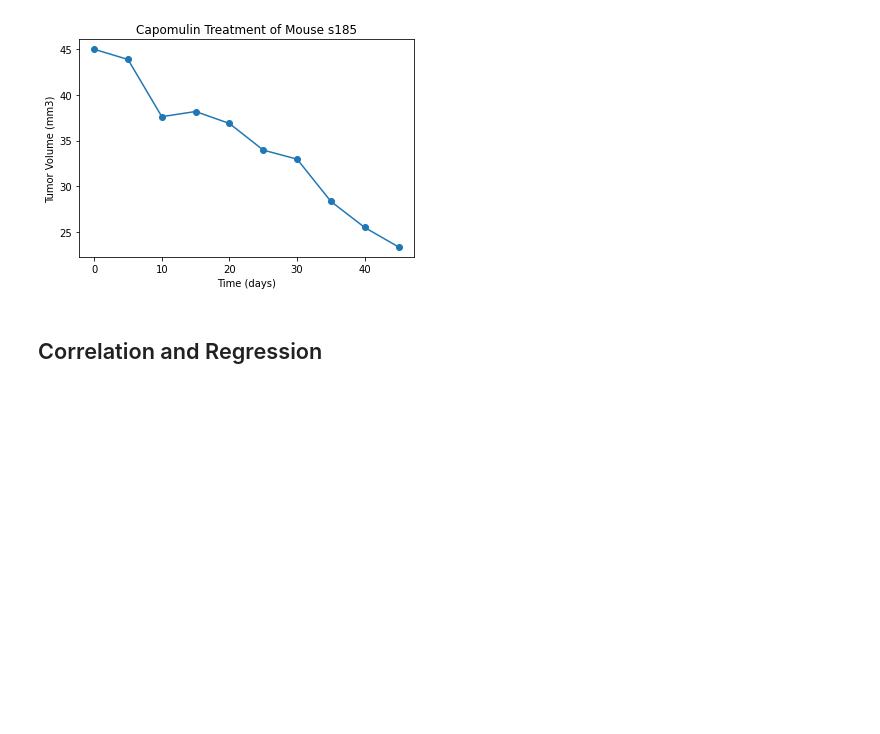
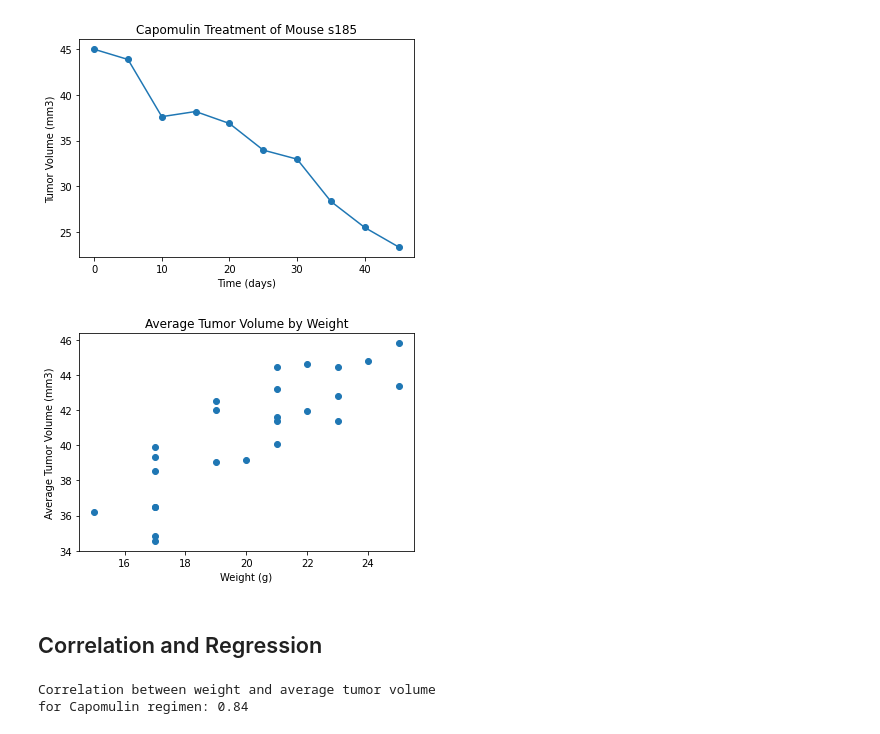
Before and after one commit to tonju27/Matplotlib-Challenge, a Jupyter notebook: Pymaceuticals/pymaceuticals_starter.ipynb, the cells around one changed output. Saved outputs shown, nothing was run; the diff lists cells and outputs as text; code cells hidden in the pictures; blank space fills up the shorter version.

```diff
--- a/Pymaceuticals/pymaceuticals_starter.ipynb
+++ b/Pymaceuticals/pymaceuticals_starter.ipynb
@@ -342,24 +342,28 @@ Text(0.5, 1.0, 'Capomulin Treatment of Mouse s185')
 # %%
 # Generate a scatter plot of average tumor volume vs. mouse weight for the Capomulin regimen
 
+# Find average tumor volume for each mouse
 avg_tumor_vol_df = pd.DataFrame(capomulin_df.groupby("Mouse ID")["Tumor Volume (mm3)"].mean().sort_values()).reset_index().rename(columns={"Tumor Volume (mm3)": "avg_tumor_vol"})
 
-
-avg_tumor_vol_df = pd.merge(capomulin_df, avg_vol_df, on="Mouse ID")
-nodupl_avg_tumor_vol_df = avg_vol_df[["Weight (g)", "avg_tumor_vol"]].drop_duplicates()
+# Merge average tumor volume onto data_df and drop duplicates
+avg_tumor_vol_df = pd.merge(capomulin_df, avg_tumor_vol_df, on="Mouse ID")
+nodupl_avg_tumor_vol_df = avg_tumor_vol_df[["Weight (g)", "avg_tumor_vol"]].drop_duplicates()
 nodupl_avg_tumor_vol_df
 
 x = nodupl_avg_tumor_vol_df["Weight (g)"]
 y = nodupl_avg_tumor_vol_df["avg_tumor_vol"]
 
+# plot scatter using x and y
 plt.scatter(x, y)
 
 # labels and title
 plt.xlabel("Weight (g)")
 plt.ylabel("Average Tumor Volume (mm3)")
 plt.title("Average Tumor Volume by Weight")
 
 plt.show()
+# %% [output]
+[figure, added]
 # %% [markdown]
 ## Correlation and Regression
 # %%
@@ -371,6 +375,9 @@ plt.show()
 correlation = st.pearsonr(x,y)
 print(f"""Correlation between weight and average tumor volume
 for Capomulin regimen: {round(correlation[0],2)}""")
+# %% [output]
+Correlation between weight and average tumor volume
+for Capomulin regimen: 0.84
 # %%
 # Linear regression model
 # for mouse weight and average tumor volume for the Capomulin regimen
```
Also changed, not shown: parts of 3 cells of this notebook.
